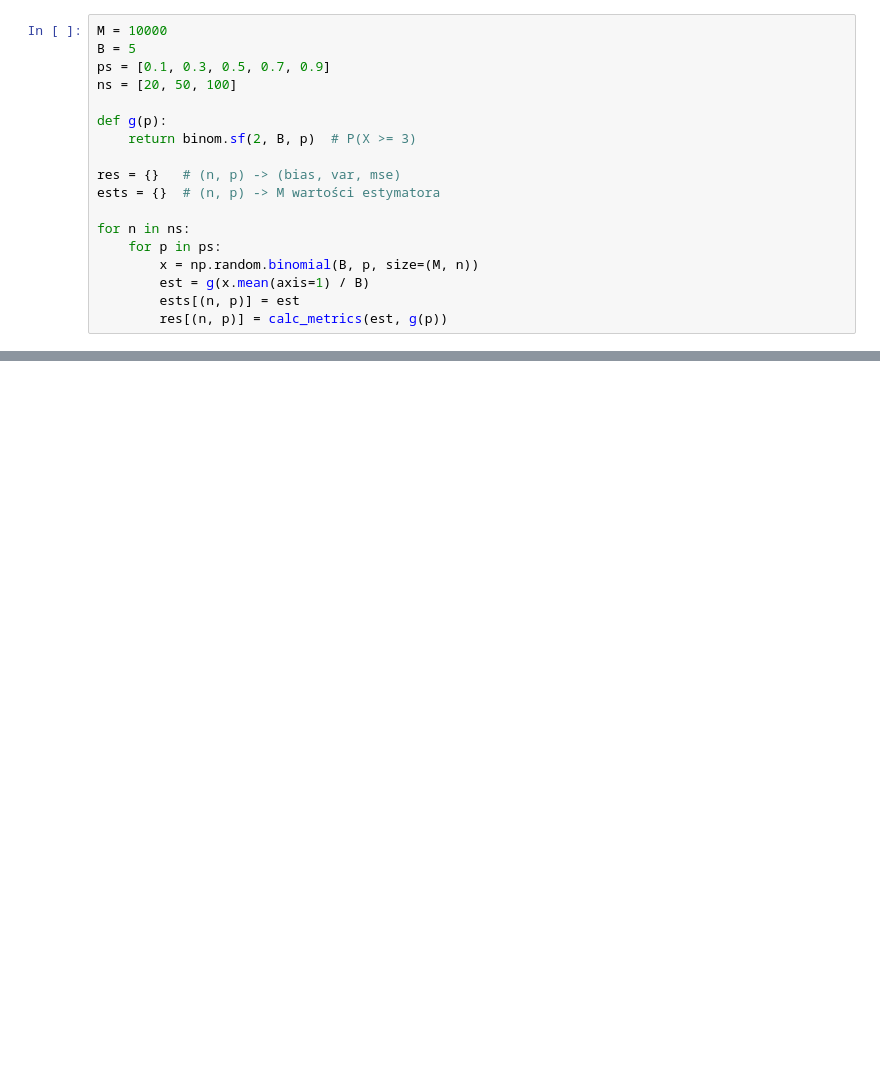
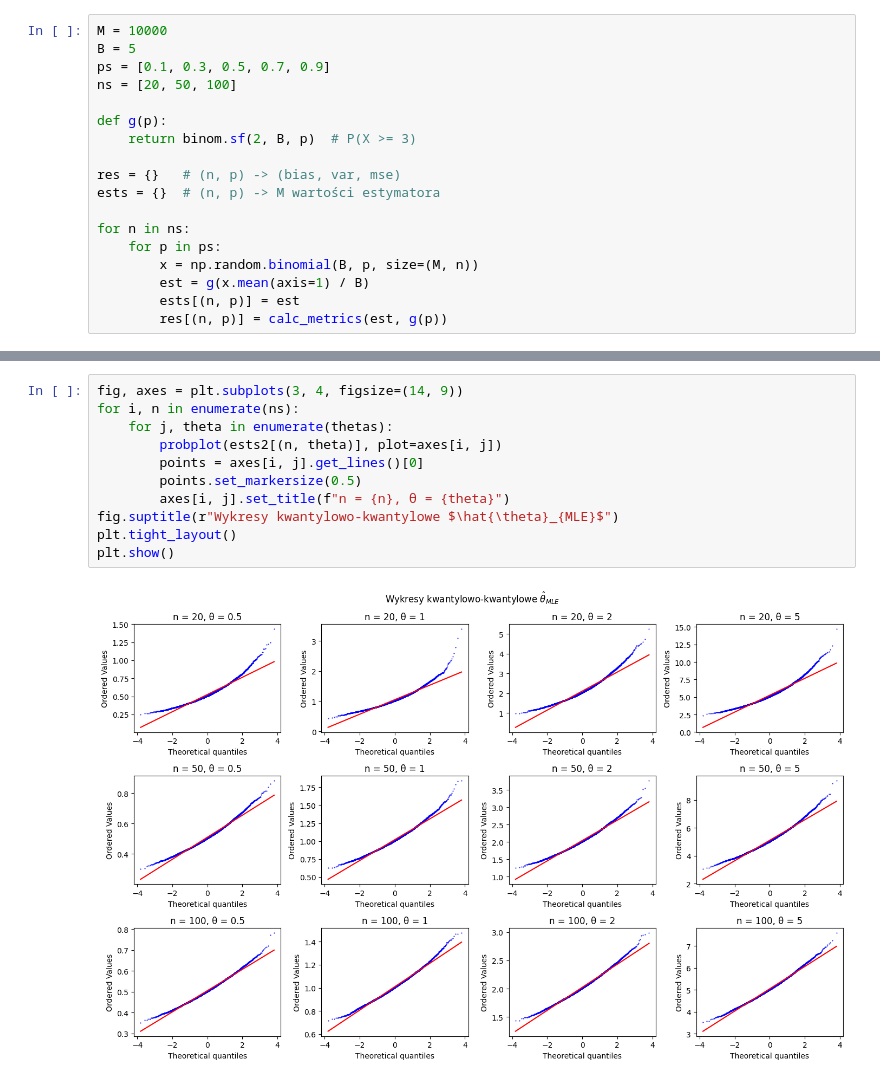
Before and after one commit to BartoszKruszewski/courses-uwr, a Jupyter notebook: Statystyka z modelami liniowymi/Pracownia2/pracownia.ipynb, the cells around one changed output, grey strips where cells are left out. Saved outputs shown, nothing was run; the diff lists cells and outputs as text; blank space fills up the shorter version.

```diff
--- a/Statystyka z modelami liniowymi/Pracownia2/pracownia.ipynb
+++ b/Statystyka z modelami liniowymi/Pracownia2/pracownia.ipynb
@@ -50,0 +149,13 @@ plt.show()
+# %%
+fig, axes = plt.subplots(3, 4, figsize=(14, 9))
+for i, n in enumerate(ns):
+    for j, theta in enumerate(thetas):
+        probplot(ests2[(n, theta)], plot=axes[i, j])
+        points = axes[i, j].get_lines()[0]
+        points.set_markersize(0.5)
+        axes[i, j].set_title(f"n = {n}, θ = {theta}")
+fig.suptitle(r"Wykresy kwantylowo-kwantylowe $\hat{\theta}_{MLE}$")
+plt.tight_layout()
+plt.show()
+# %% [output]
+[figure, added]
```
Also changed, not shown: parts of 15 cells of this notebook, 5 other files.
